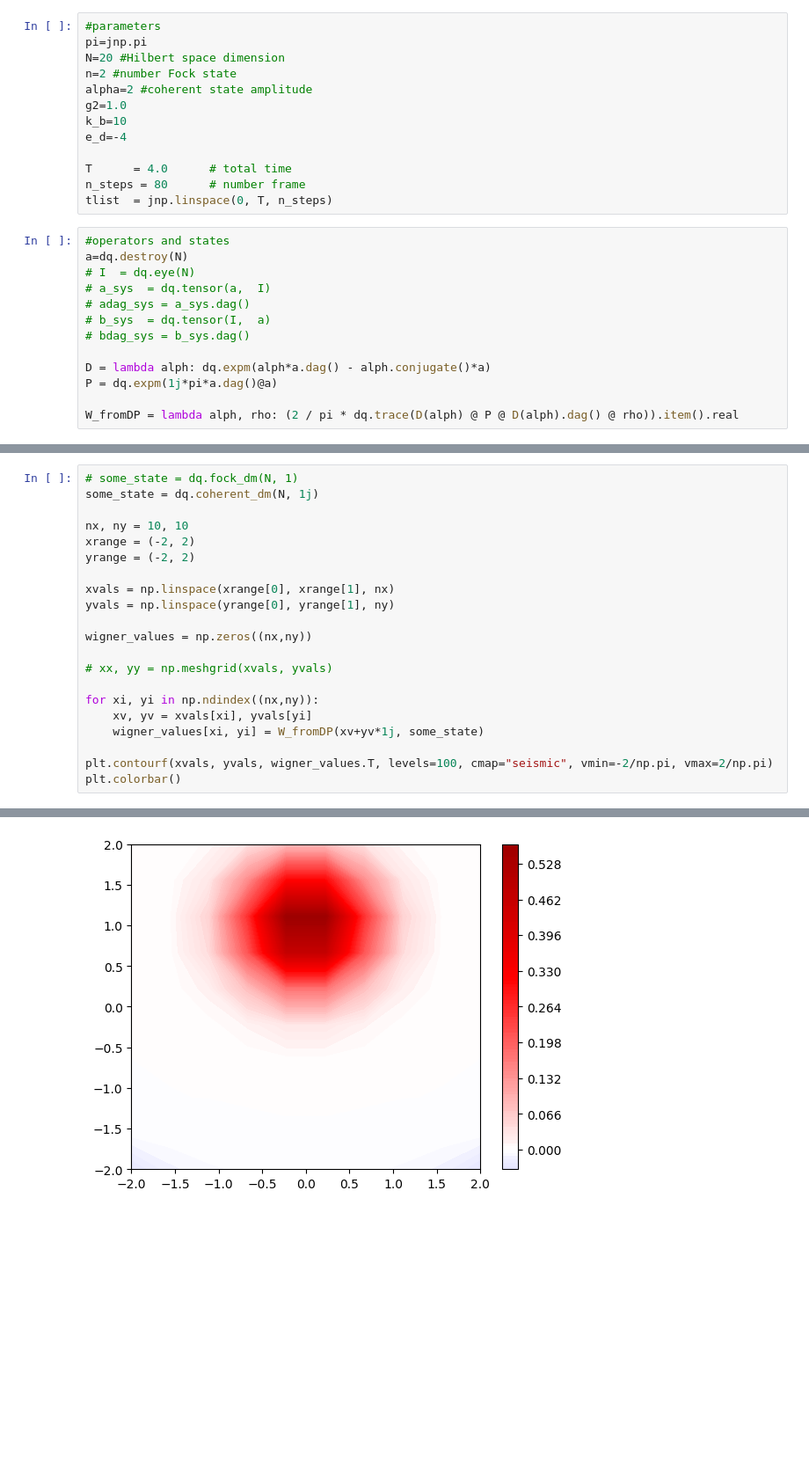
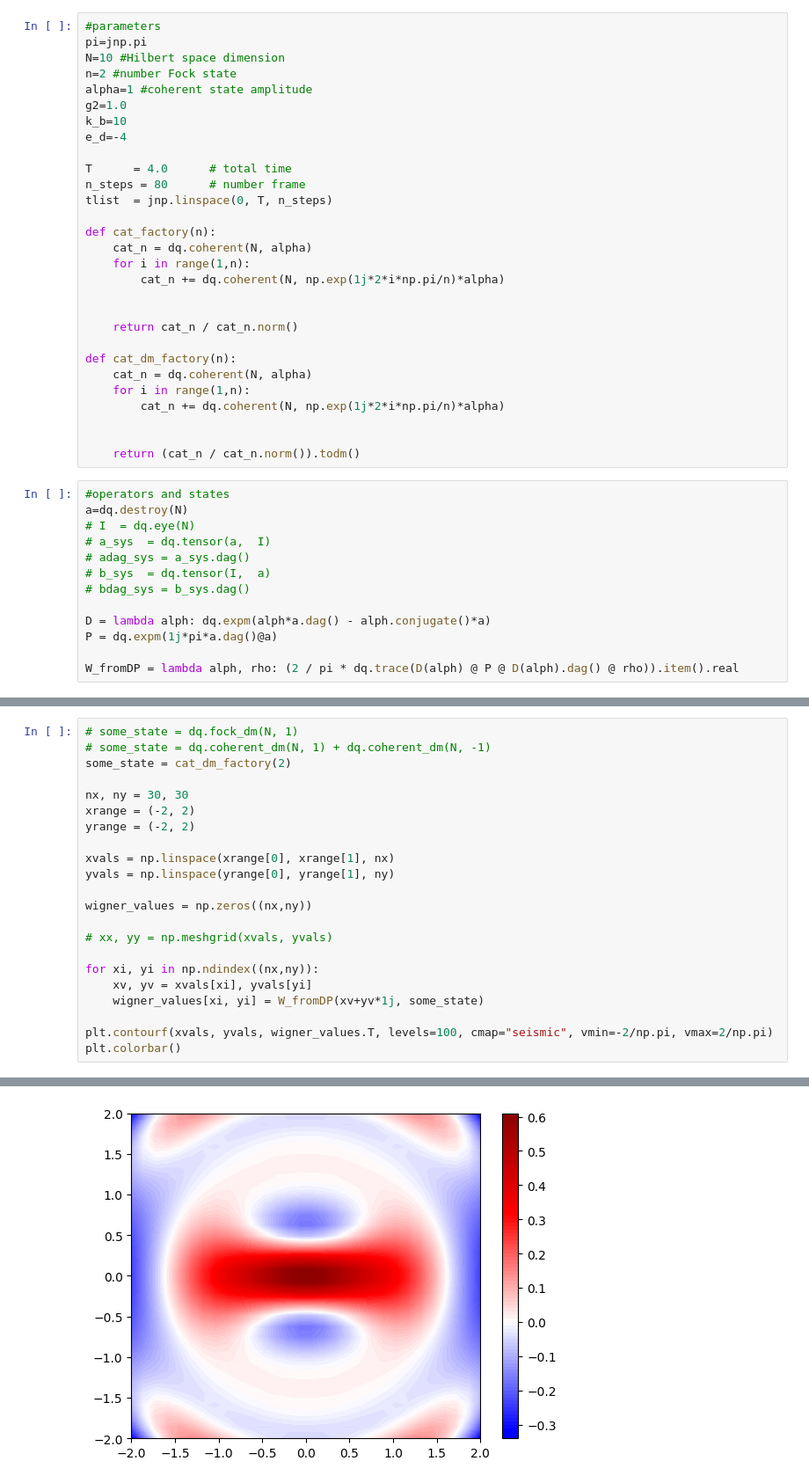
Before and after one commit to Manant02/ETH-Hackathon-2025-AandB, a Jupyter notebook: workspaces/Manuel/TaskB.ipynb, the cells around one changed output, grey strips where cells are left out. Shown: that part at 88% size. Saved outputs shown, nothing was run; the diff lists cells and outputs as text; blank space fills up the shorter version.

Commit message:
an image

```diff
--- a/workspaces/Manuel/TaskB.ipynb
+++ b/workspaces/Manuel/TaskB.ipynb
@@ -7,9 +7,9 @@ import pickle
 # %%
 #parameters
 pi=jnp.pi
-N=20 #Hilbert space dimension
+N=10 #Hilbert space dimension
 n=2 #number Fock state
-alpha=2 #coherent state amplitude
+alpha=1 #coherent state amplitude
 g2=1.0
 k_b=10
 e_d=-4
@@ -17,6 +17,22 @@ e_d=-4
 T      = 4.0      # total time
 n_steps = 80      # number frame
 tlist  = jnp.linspace(0, T, n_steps)
+
+def cat_factory(n):
+    cat_n = dq.coherent(N, alpha)
+    for i in range(1,n):
+        cat_n += dq.coherent(N, np.exp(1j*2*i*np.pi/n)*alpha)
+
+
+    return cat_n / cat_n.norm()
+
+def cat_dm_factory(n):
+    cat_n = dq.coherent(N, alpha)
+    for i in range(1,n):
+        cat_n += dq.coherent(N, np.exp(1j*2*i*np.pi/n)*alpha)
+
+
+    return (cat_n / cat_n.norm()).todm()
 # %%
 #operators and states
 a=dq.destroy(N)
@@ -65,24 +49,25 @@ foo.item().real
 # %%
 # some_state = dq.fock_dm(N, 1)
-some_state = dq.coherent_dm(N, 1j)
+# some_state = dq.coherent_dm(N, 1) + dq.coherent_dm(N, -1)
+some_state = cat_dm_factory(2)
 
-nx, ny = 10, 10
+nx, ny = 30, 30
 xrange = (-2, 2)
 yrange = (-2, 2)
 
 xvals = np.linspace(xrange[0], xrange[1], nx)
 yvals = np.linspace(yrange[0], yrange[1], ny)
 
 wigner_values = np.zeros((nx,ny))
 
 # xx, yy = np.meshgrid(xvals, yvals)
 
 for xi, yi in np.ndindex((nx,ny)):
     xv, yv = xvals[xi], yvals[yi]
     wigner_values[xi, yi] = W_fromDP(xv+yv*1j, some_state)
 
 plt.contourf(xvals, yvals, wigner_values.T, levels=100, cmap="seismic", vmin=-2/np.pi, vmax=2/np.pi)
 plt.colorbar()
 # %% [output]
 <matplotlib.colorbar.Colorbar at 0x...>
-[figure, old version]
+[figure, new version]
```
Also changed, not shown: parts of 7 cells of this notebook, 1 other file.
